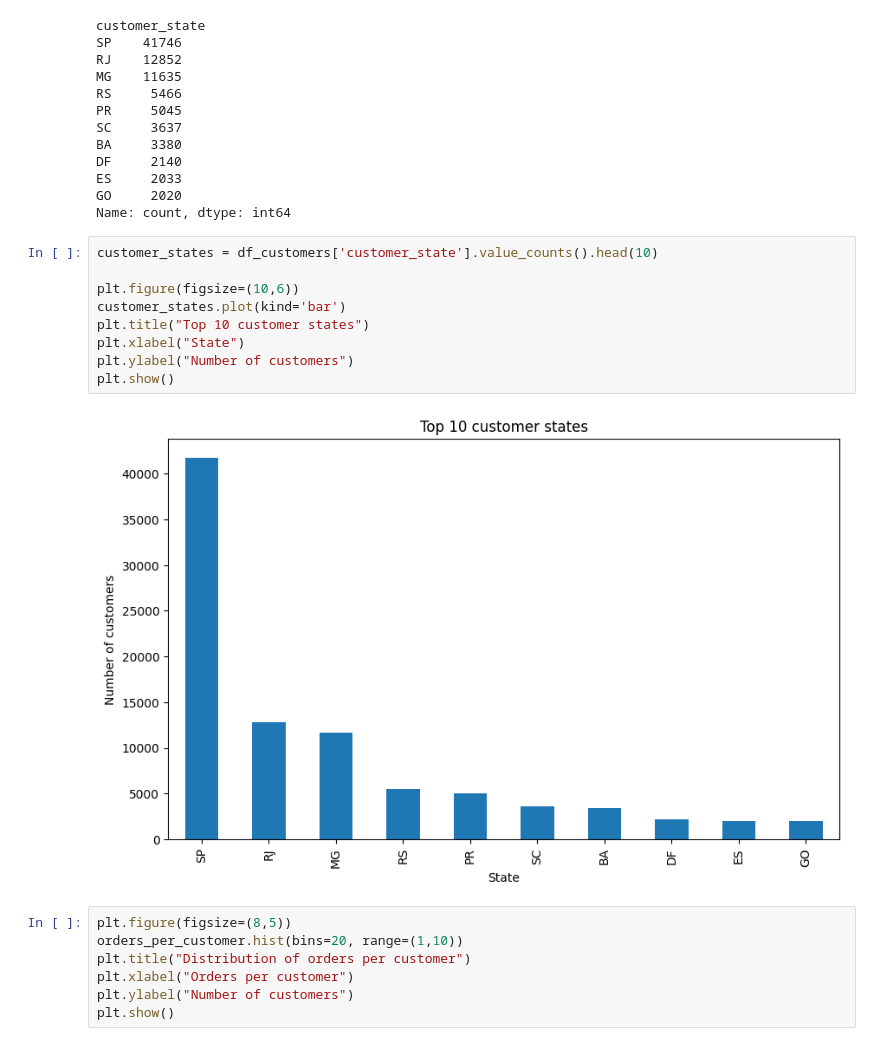
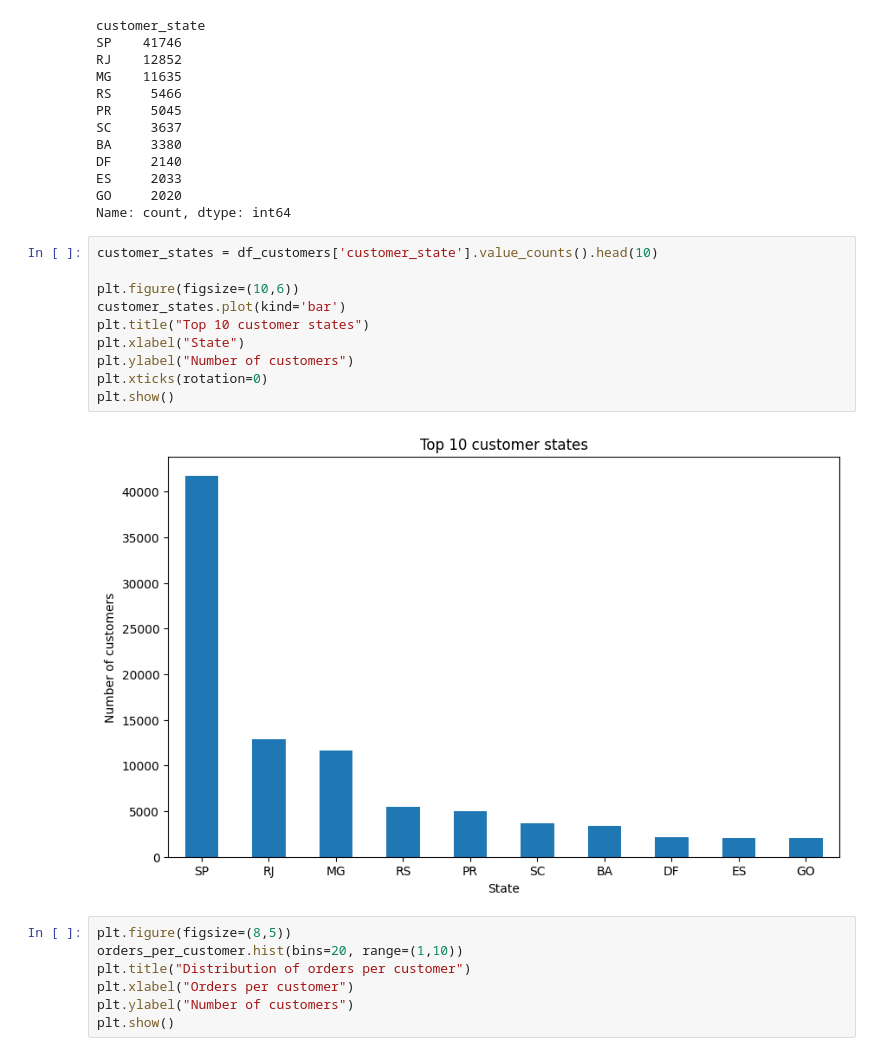
Before and after one commit to MikaelR1/Portfolio-Analytics, a Jupyter notebook: notebooks/eda.ipynb, the cells around one changed output. Drawn from its saved outputs; the diff is of its cells as text.

```diff
--- a/notebooks/eda.ipynb
+++ b/notebooks/eda.ipynb
@@ -642,14 +650,15 @@ Name: count, dtype: int64
 # %%
 customer_states = df_customers['customer_state'].value_counts().head(10)
 
 plt.figure(figsize=(10,6))
 customer_states.plot(kind='bar')
 plt.title("Top 10 customer states")
 plt.xlabel("State")
 plt.ylabel("Number of customers")
+plt.xticks(rotation=0)
 plt.show()
 # %% [output]
-[figure, old version]
+[figure, new version]
 # %%
 plt.figure(figsize=(8,5))
 orders_per_customer.hist(bins=20, range=(1,10))
```
Also changed, not shown: parts of 7 cells of this notebook.
